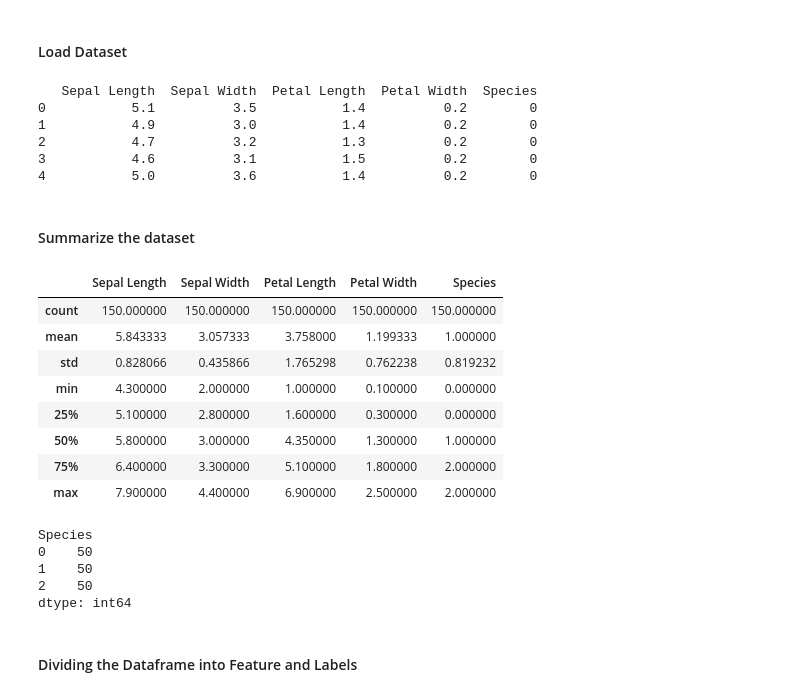
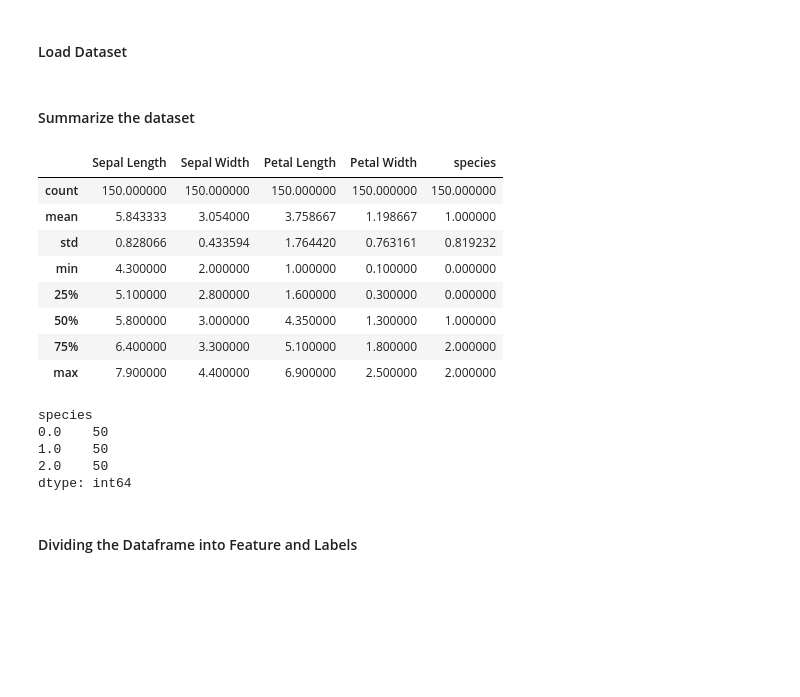
Before and after one commit to claalmve/susa-lecture-9, a Jupyter notebook: Lecture-9-FINAL.ipynb, the cells around one changed output. Saved outputs shown, nothing was run; the diff lists cells and outputs as text; code cells hidden in the pictures; blank space fills up the shorter version.

```diff
--- a/Lecture-9-FINAL.ipynb
+++ b/Lecture-9-FINAL.ipynb
@@ -84,13 +98,8 @@ The dataset we'll be using is the [Iris Flower Dataset](https://archive.ics.uci.
 # %%
-import numpy as np
-import matplotlib.pyplot as plt
-from matplotlib.colors import ListedColormap
-from sklearn import neighbors, datasets
-
-np.random.seed(189)
-
 #importing the data
 iris = datasets.load_iris()
+iris = pd.DataFrame(data= np.c_[iris['data'], iris['target']],
+                     columns= ['Sepal Length', 'Sepal Width','Petal Length','Petal Width'] + ['species'])
 
 #y contains the correct classifications (0, 1, 2 for each type of Iris)
-y = iris.target
+Y = iris["species"]
@@ -272,39 +275,15 @@ import pandas as pd
 from sklearn import neighbors, datasets
 # %% [markdown]
 #### Load Dataset
-# %%
-iris = datasets.load_iris()
-
-#y contains the correct classifications (0, 1, 2 for each type of Iris)
-y = iris.target
-
-iris_df = iris.data.copy
-
-#Creating the dataframe
-#Note: Here we're converting iris.data (which is a numpy array) into a dataframe
-#      If your data is in a csv file, you can directly create a dataframe from that as well
-col_names = ['Sepal Length', 'Sepal Width','Petal Length','Petal Width']
-iris_df = pd.DataFrame.from_records(iris.data, columns = col_names)
-iris_df['Species'] = y
-
-
-print(iris_df.head())
-# %% [output]
-   Sepal Length  Sepal Width  Petal Length  Petal Width  Species
-0           5.1          3.5           1.4          0.2        0
-1           4.9          3.0           1.4          0.2        0
-2           4.7          3.2           1.3          0.2        0
-3           4.6          3.1           1.5          0.2        0
-4           5.0          3.6           1.4          0.2        0
 # %% [markdown]
 #### Summarize the dataset
 # %%
-iris_df.describe()
+iris.describe()
 # %% [output]
-|  | Sepal Length | Sepal Width | Petal Length | Petal Width | Species |
+|  | Sepal Length | Sepal Width | Petal Length | Petal Width | species |
 | count | 150.000000 | 150.000000 | 150.000000 | 150.000000 | 150.000000 |
-| mean | 5.843333 | 3.057333 | 3.758000 | 1.199333 | 1.000000 |
-| std | 0.828066 | 0.435866 | 1.765298 | 0.762238 | 0.819232 |
+| mean | 5.843333 | 3.054000 | 3.758667 | 1.198667 | 1.000000 |
+| std | 0.828066 | 0.433594 | 1.764420 | 0.763161 | 0.819232 |
 | min | 4.300000 | 2.000000 | 1.000000 | 0.100000 | 0.000000 |
 | 25% | 5.100000 | 2.800000 | 1.600000 | 0.300000 | 0.000000 |
 | 50% | 5.800000 | 3.000000 | 4.350000 | 1.300000 | 1.000000 |
@@ -313,12 +292,12 @@ iris_df.describe()
 # %%
 # Let’s now take a look at the number of instances (rows) that
 # belong to each class. We can view this as an absolute count.
-iris_df.groupby('Species').size()
+iris.groupby('species').size()
 # %% [output]
-Species
-0    50
-1    50
-2    50
+species
+0.0    50
+1.0    50
+2.0    50
 dtype: int64
 # %% [markdown]
 #### Dividing the Dataframe into Feature and Labels
```
Also changed, not shown: parts of 65 cells of this notebook.
